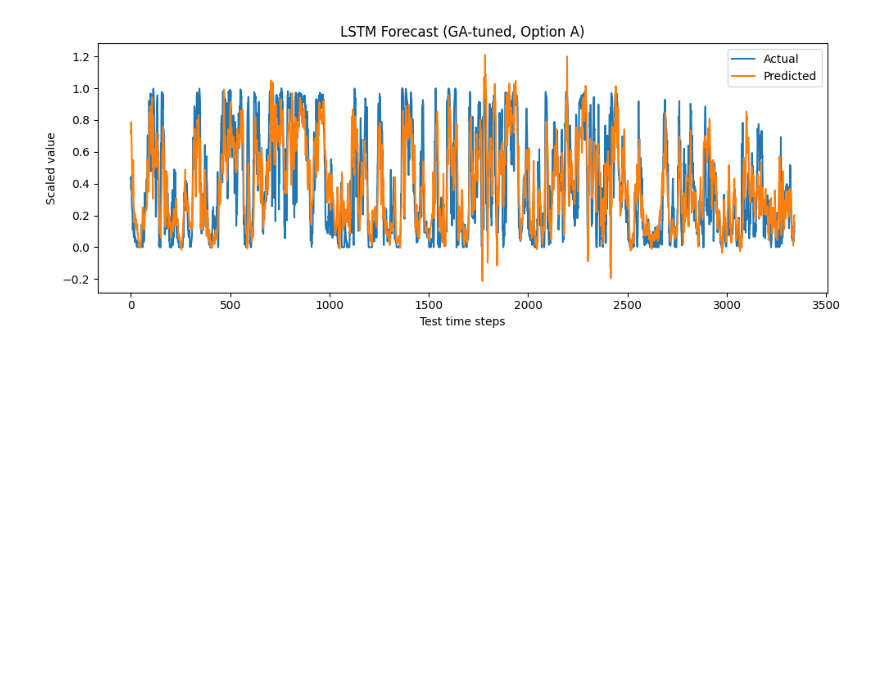
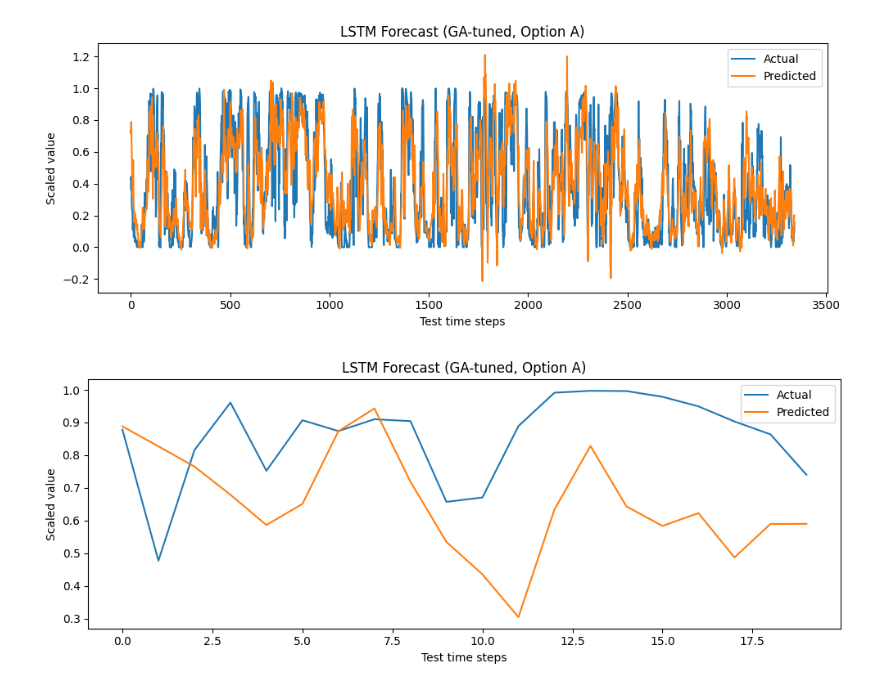
Before and after one commit to Sulith123/LSTM-for-wind-power, a Jupyter notebook: gLSTM/gLSTM_1.ipynb, the cells around one changed output. Cells and saved outputs as stored; diff of their text form; code cells hidden in the pictures; blank space fills up the shorter version.

```diff
--- a/gLSTM_1.ipynb
+++ b/gLSTM/gLSTM_1.ipynb
@@ -449,3 +446,12 @@ plt.show()
 # %% [output]
 RMSE=0.202002 | MAE=0.153331 | sMAPE=61.59%
 [figure]
+# %%
+plt.figure(figsize=(10,4))
+plt.plot(yt[100:120], label="Actual")
+plt.plot(yp[100:120], label="Predicted")
+plt.title("LSTM Forecast (GA-tuned, Option A)")
+plt.xlabel("Test time steps"); plt.ylabel("Scaled value"); plt.legend(); plt.tight_layout()
+plt.show()
+# %% [output]
+[figure, added]
```
Also changed, not shown: parts of 4 cells of this notebook, 26 other files.
